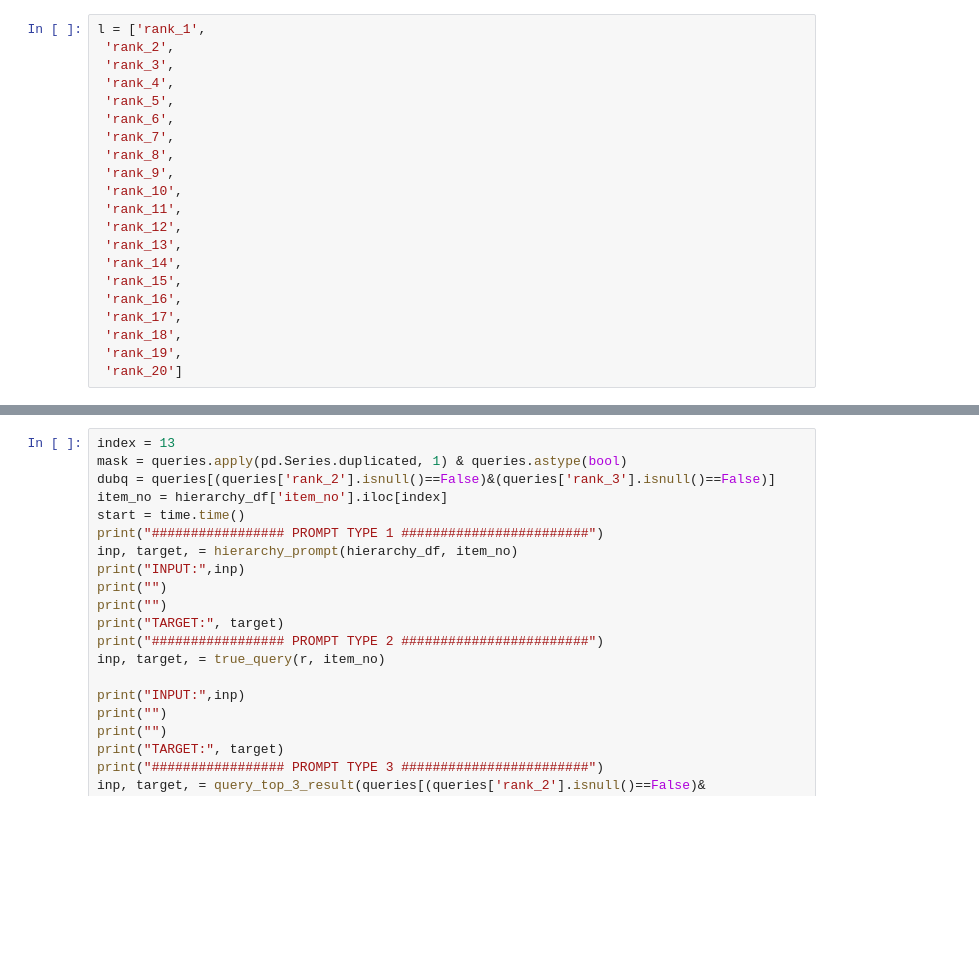
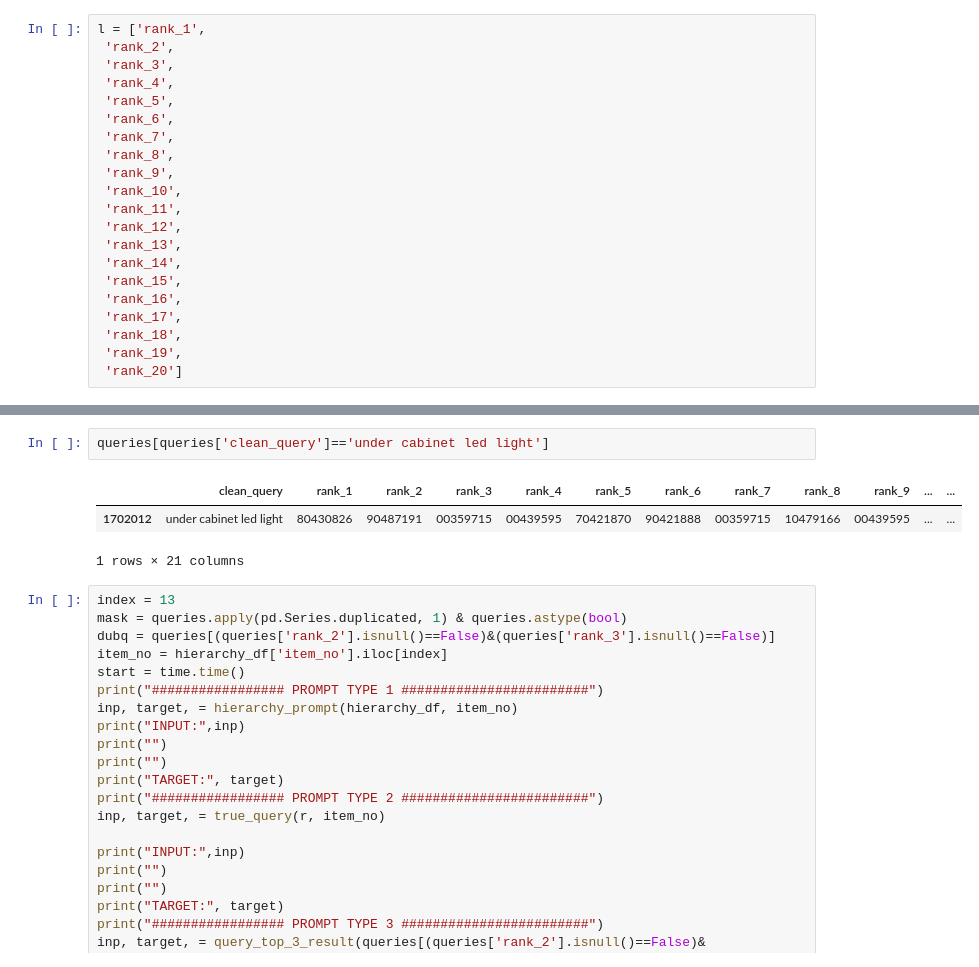
Before and after one commit to gikok/t0code2, a Jupyter notebook: notebooks/Giorgi_testing.ipynb, the cells around one changed output, grey strips where cells are left out. Saved outputs shown, nothing was run; the diff lists cells and outputs as text; blank space fills up the shorter version.

```diff
--- a/notebooks/Giorgi_testing.ipynb
+++ b/notebooks/Giorgi_testing.ipynb
@@ -510,3 +438,9 @@ df[['item_no', 'name']].reset_index(drop=True).to_parquet('seven_names.parquet.g
+# %%
+queries[queries['clean_query']=='under cabinet led light']
+# %% [output]
+|  | clean_query | rank_1 | rank_2 | rank_3 | rank_4 | rank_5 | rank_6 | rank_7 | rank_8 | rank_9 | ... | ... |
+| 1702012 | under cabinet led light | 80430826 | 90487191 | 00359715 | 00439595 | 70421870 | 90421888 | 00359715 | 10479166 | 00439595 | ... | ... |
+1 rows × 21 columns
 # %%
 index = 13
 mask = queries.apply(pd.Series.duplicated, 1) & queries.astype(bool)
```
Also changed, not shown: parts of 16 cells of this notebook, 4 other files.
